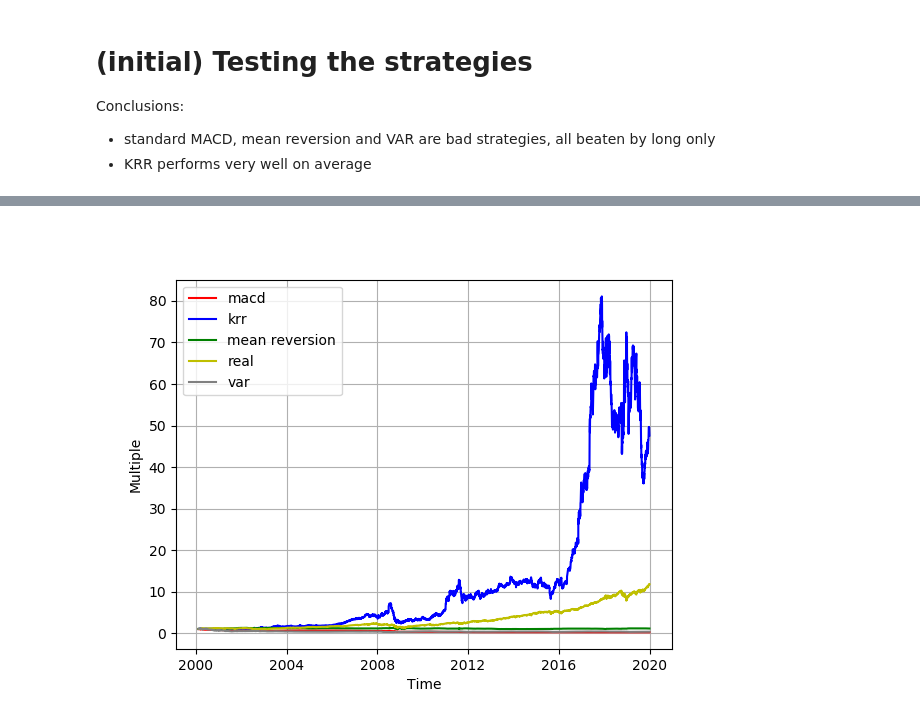
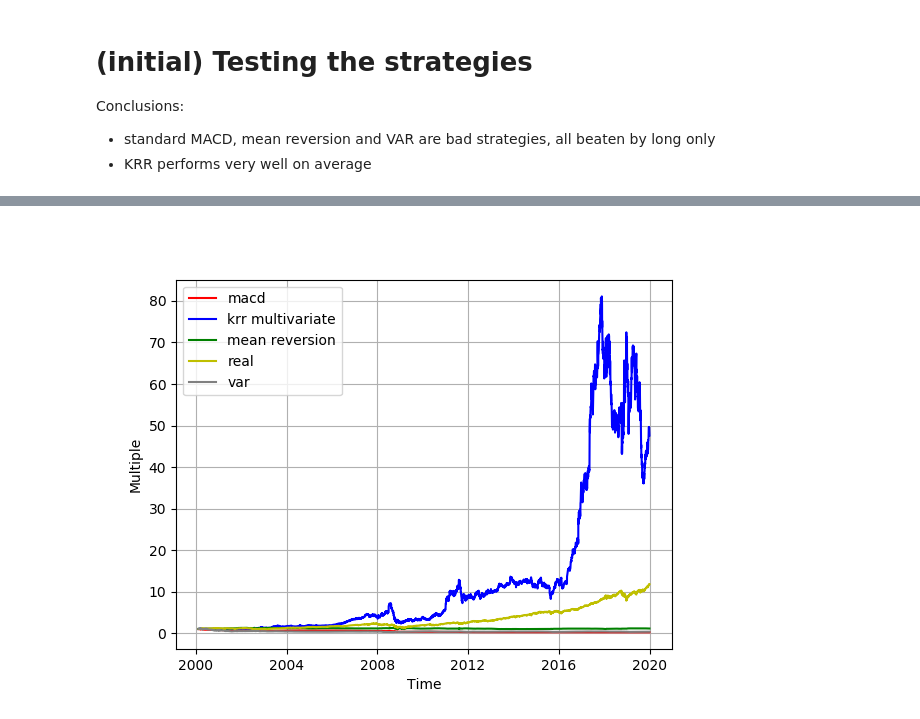
Before and after one commit to haroldhms/thesis_UCL, a Jupyter notebook: Signal_Construction/Signal_testing.ipynb, the cells around one changed output, grey strips where cells are left out. Cells and saved outputs as stored; diff of their text form; code cells hidden in the pictures.

```diff
--- a/Signal_Construction/Signal_testing.ipynb
+++ b/Signal_Construction/Signal_testing.ipynb
@@ -404,20 +413,20 @@ long_only = (1+stocks.iloc[30:,:]).cumprod()
 # %%
 index = macd_perf.index
 %matplotlib widget
 fig = plt.figure()
 ax = fig.add_subplot(111)
 ax.plot(index,macd_perf.mean(axis=1), label = 'macd', color = 'r')
-ax.plot(index,krr_perf.mean(axis=1), label = 'krr', color = 'b')
-ax.plot(index,krr2_perf.mean(axis=1), label = 'krr', color = 'b')
+ax.plot(index,krr_perf.mean(axis=1), label = 'krr multivariate', color = 'b')
+#ax.plot(index,krr2_perf.mean(axis=1), label = 'krr univariate', color = 'b')
 ax.plot(index,m_r_perf.mean(axis=1), label = 'mean reversion', color = 'g')
 ax.plot(index,long_only.mean(axis=1), label = 'real', color = 'y')
 ax.plot(index,var_perf.mean(axis=1), label = 'var', color = 'gray')
 
 ax.legend(loc=0)
 ax.grid()
 ax.set_xlabel("Time")
 ax.set_ylabel("Multiple")
 #ax2.set_ylabel("pred")
 plt.show()
 # %% [output]
-[figure, old version]
+[figure, new version]
```
Also changed, not shown: parts of 4 cells of this notebook.
